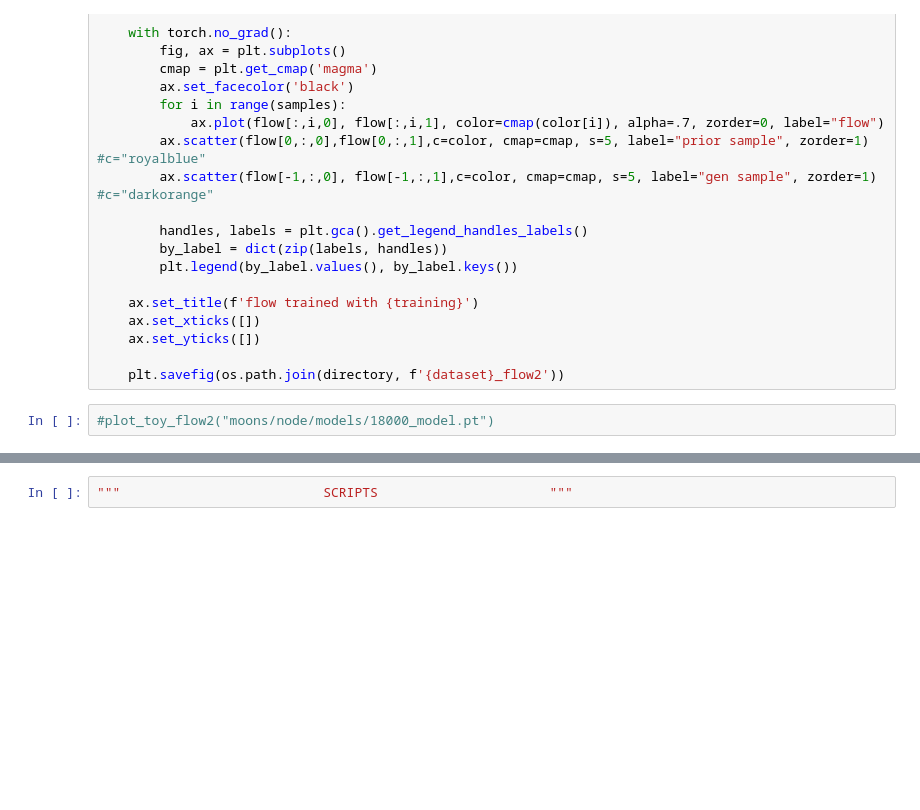
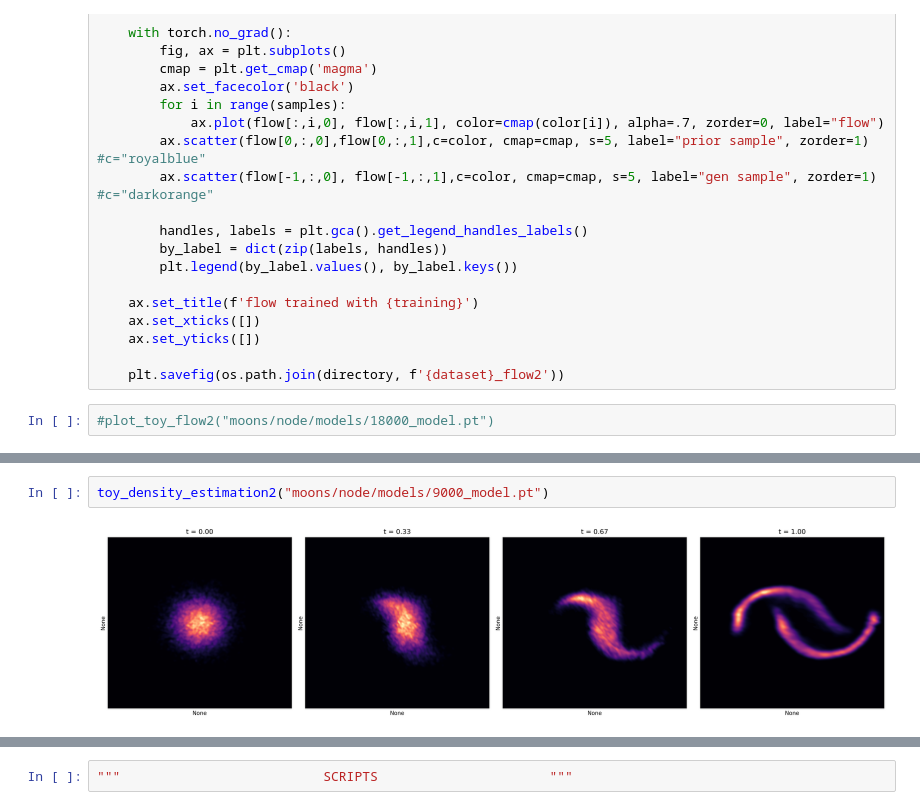
Before and after one commit to rfleckp/ContNormFlows, a Jupyter notebook: ContNF.ipynb, the cells around one changed output, grey strips where cells are left out. Drawn from its saved outputs; the diff is of its cells as text; blank space fills up the shorter version.

```diff
--- a/ContNF.ipynb
+++ b/ContNF.ipynb
@@ -1878,3 +1873,7 @@ def plot_toy_flow2(model_path: str, samples: int=15,  seed: int=3):
+# %%
+toy_density_estimation2("moons/node/models/9000_model.pt")
+# %% [output]
+[figure, added]
 # %%
 #MNIST PLOTS
 
```
Also changed, not shown: parts of 17 cells of this notebook, 50 other files.
